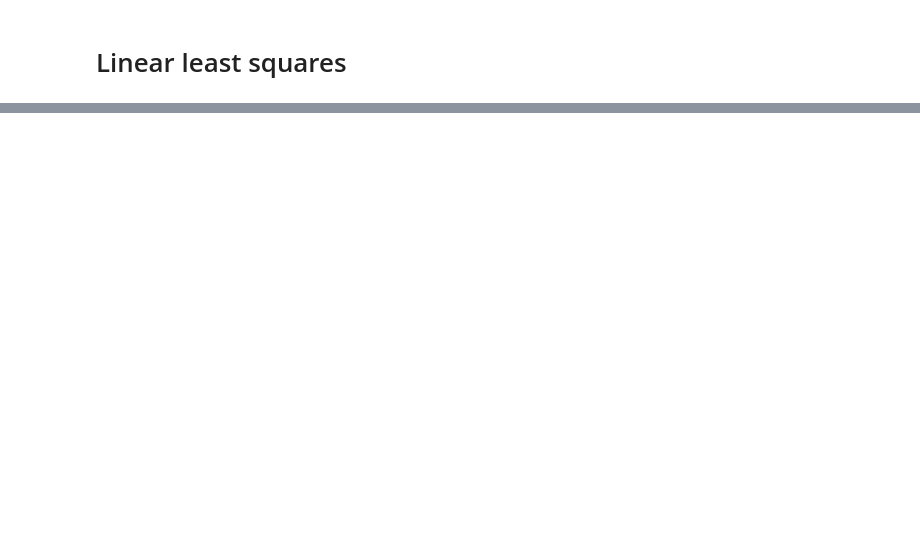
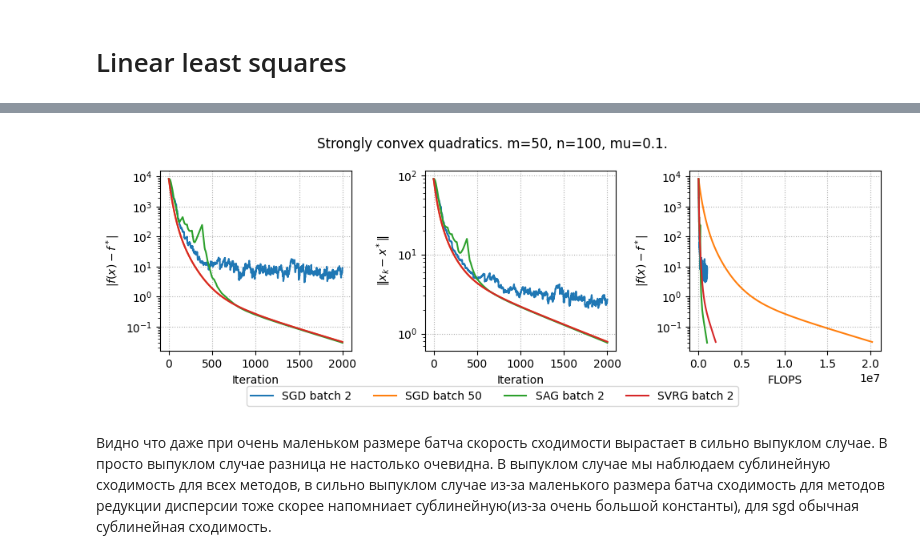
Before and after one commit to yellowssnake/221_zlotin, a Jupyter notebook: assets/Notebooks/VR_exercise.ipynb, the cells around one changed output, grey strips where cells are left out. Drawn from its saved outputs; the diff is of its cells as text; code cells hidden in the pictures; blank space fills up the shorter version.

```diff
--- a/assets/Notebooks/VR_exercise.ipynb
+++ b/assets/Notebooks/VR_exercise.ipynb
@@ -406,0 +453,40 @@ plot_results(results, params)
+# %%
+params = {
+    "mu": 1e-1,
+    "m": 50,
+    "n": 100,
+    "methods": [
+        {
+            "method": "SGD",
+            "learning_rate": 1e-2,
+            "batch_size": 2,
+            "iterations": 2000,
+        },
+        {
+            "method": "SGD",
+            "learning_rate": 1e-2,
+            "batch_size": 50,
+            "iterations": 2000,
+        },
+        {
+            "method": "SAG",
+            "learning_rate": 1e-2,
+            "batch_size": 2,
+            "iterations": 2000,
+        },
+        {
+            "method": "SVRG",
+            "learning_rate": 1e-2,
+            "epoch_length": 2,
+            "batch_size": 2,
+            "iterations": 2000,
+        },
+    ]
+}
+
+results = run_experiments(params)
+plot_results(results, params)
+# %% [output]
+[figure, added]
+# %% [markdown]
+Видно что даже при очень маленьком размере батча скорость сходимости вырастает в сильно выпуклом случае. В просто выпуклом случае разница не настолько очевидна. В выпуклом случае мы наблюдаем сублинейную сходимость для всех методов, в сильно выпуклом случае из-за маленького размера батча сходимость для методов редукции дисперсии тоже скорее напомниает сублинейную(из-за очень большой константы), для sgd обычная сублинейная сходимость.
```
Also changed, not shown: parts of 6 cells of this notebook.
